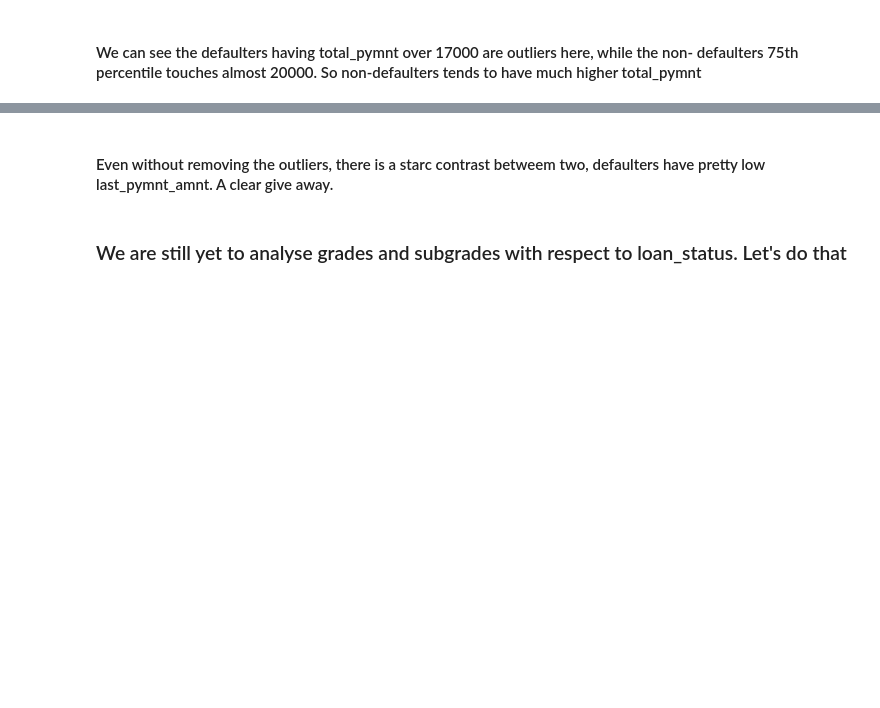
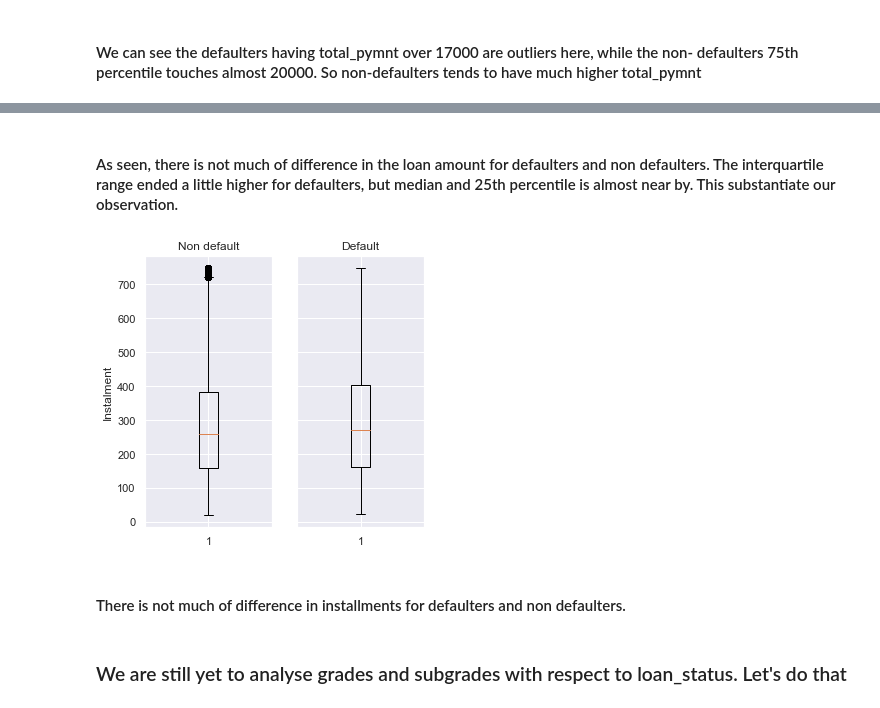
Before and after one commit to IamVib/LengingClubCaseStudy, a Jupyter notebook: Group_Facilitator_Vibhor.ipynb, the cells around one changed output, grey strips where cells are left out. Drawn from its saved outputs; the diff is of its cells as text; code cells hidden in the pictures; blank space fills up the shorter version.

```diff
--- a/Group_Facilitator_Vibhor.ipynb
+++ b/Group_Facilitator_Vibhor.ipynb
@@ -697,5 +723,20 @@ plt.show()
+# %% [markdown]
+#### As seen, there is not much of difference in the loan amount for defaulters and non defaulters. The interquartile range ended a little higher for defaulters, but median and 25th percentile is almost near by. This substantiate our observation.
+# %%
+fig, ax = plt.subplots(ncols=2, sharey=True)
+
+ax[0].boxplot(df[df["loan_status_catg"] == "Non Default"]["installment"])
+ax[1].boxplot(df[df["loan_status_catg"] == "Default"]["installment"])
+ax[0].set_title("Non default")
+ax[1].set_title("Default")
+ax[0].set_ylabel('Instalment')
+
+
+plt.show()
+# %% [output]
+[figure, added]
 # %% [markdown]
-####  Even without removing the outliers, there is a starc contrast betweem two, defaulters have pretty low last_pymnt_amnt. A clear give away.
+####  There is not much of difference in installments for defaulters and non defaulters.
 # %% [markdown]
 ### We are still yet to analyse grades and subgrades with respect to loan_status. Let's do that
 # %% [markdown]
```
Also changed, not shown: parts of 127 cells of this notebook, 1 other file.
